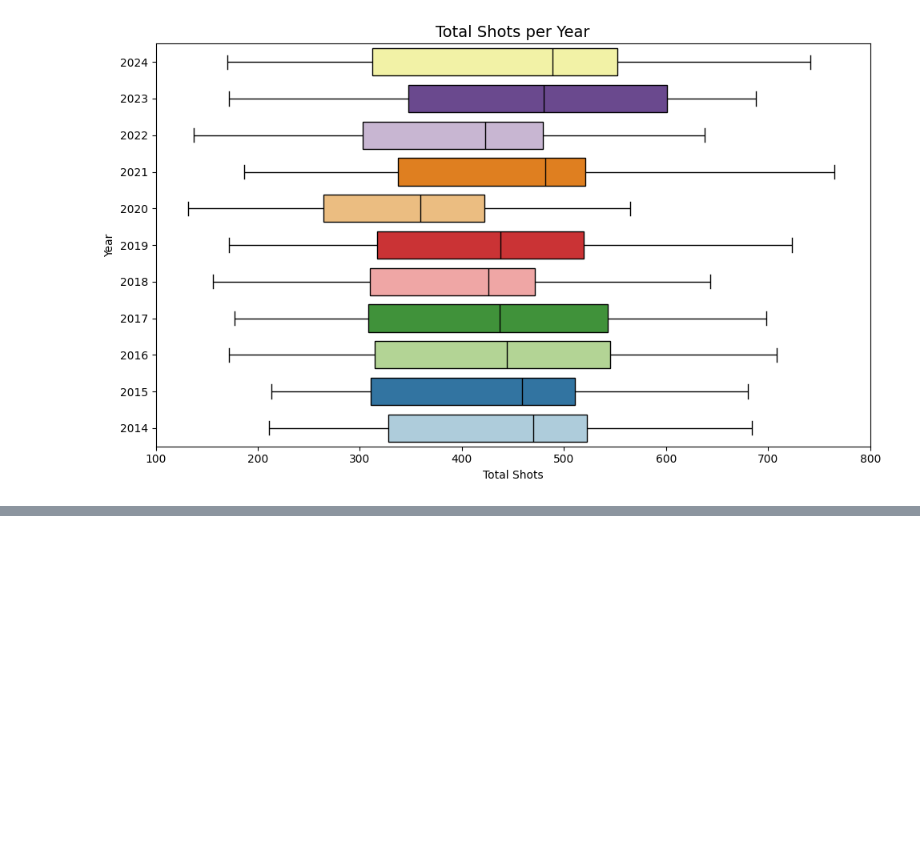
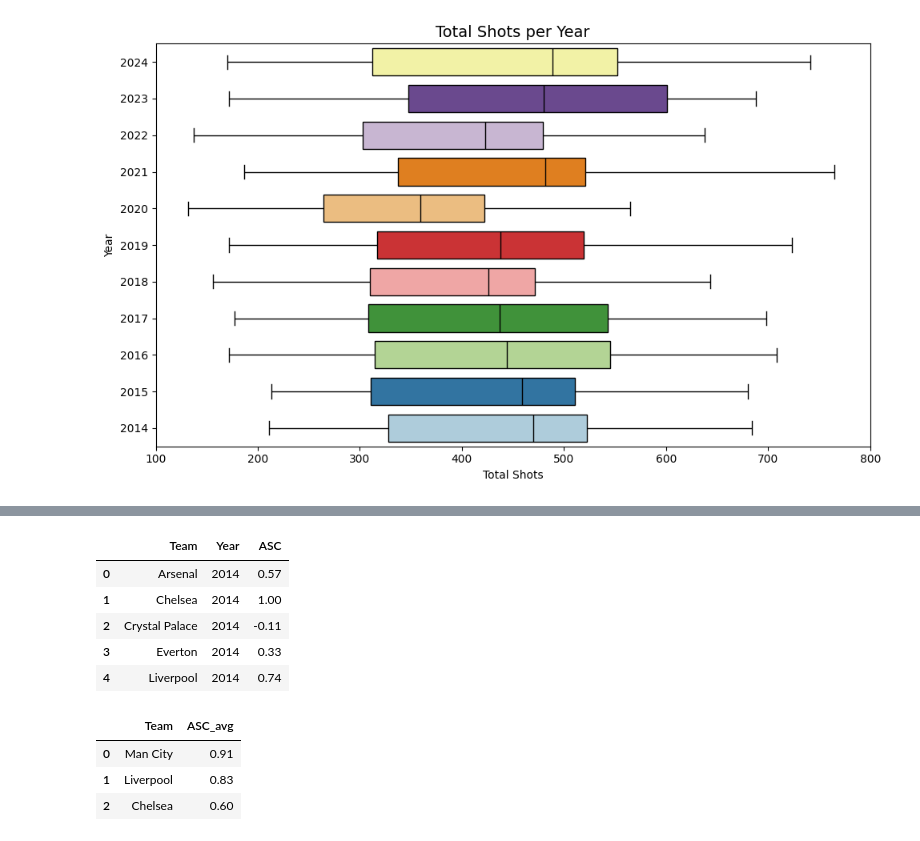
Before and after one commit to SmithNJ13/data_analysis, a Jupyter notebook: analysis.ipynb, the cells around one changed output, grey strips where cells are left out. Cells and saved outputs as stored; diff of their text form; code cells hidden in the pictures; blank space fills up the shorter version.

```diff
--- a/analysis.ipynb
+++ b/analysis.ipynb
@@ -1489,0 +1548,27 @@ fig.show()
+# %%
+exclude = ["Leicester", "Burnley", "Southampton", "Newcastle"]
+teams_counts = goals_and_shots_seasonal.groupby('Team')['Year'].nunique()
+played_every_year = teams_counts[teams_counts == len(years_list)].index
+played_every_year = [team for team in played_every_year if team not in exclude]
+every_season_DF = goals_and_shots_seasonal[goals_and_shots_seasonal['Team'].isin(played_every_year)]
+
+every_season_DF.reset_index(drop=True, inplace=True)
+every_season_DF
+
+new_data = []
+for _, row in every_season_DF.iterrows():
+    new_data.append({
+        "Team": row["Team"],
+        "Year": row["Year"],
+        "ASC": row["ASC"]
+    })
+
+every_season_DF = pd.DataFrame(new_data)
+every_season_DF.head()
+# %% [output]
+|  | Team | Year | ASC |
+| 0 | Arsenal | 2014 | 0.57 |
+| 1 | Chelsea | 2014 | 1.00 |
+| 2 | Crystal Palace | 2014 | -0.11 |
+| 3 | Everton | 2014 | 0.33 |
+| 4 | Liverpool | 2014 | 0.74 |
@@ -1489,0 +1597,21 @@ fig.show()
+# %%
+team_asc_averages = []
+for team in played_every_year:
+    if(team in exclude):
+        pass
+    else:
+        team_asc_averages.append({
+            "Team": team,
+            "ASC_avg": float(round(every_season_DF[every_season_DF["Team"] == team]["ASC"].mean(), 2))
+        })
+
+asc_decade_average_ESP = pd.DataFrame(team_asc_averages)
+
+asc_decade_average_ESP = asc_decade_average_ESP.sort_values(by="ASC_avg", ascending=False)
+asc_decade_average_ESP.reset_index(drop=True, inplace=True)
+asc_decade_average_ESP.head(3)
+# %% [output]
+|  | Team | ASC_avg |
+| 0 | Man City | 0.91 |
+| 1 | Liverpool | 0.83 |
+| 2 | Chelsea | 0.60 |
```
Also changed, not shown: parts of 6 cells of this notebook, 4 other files.
